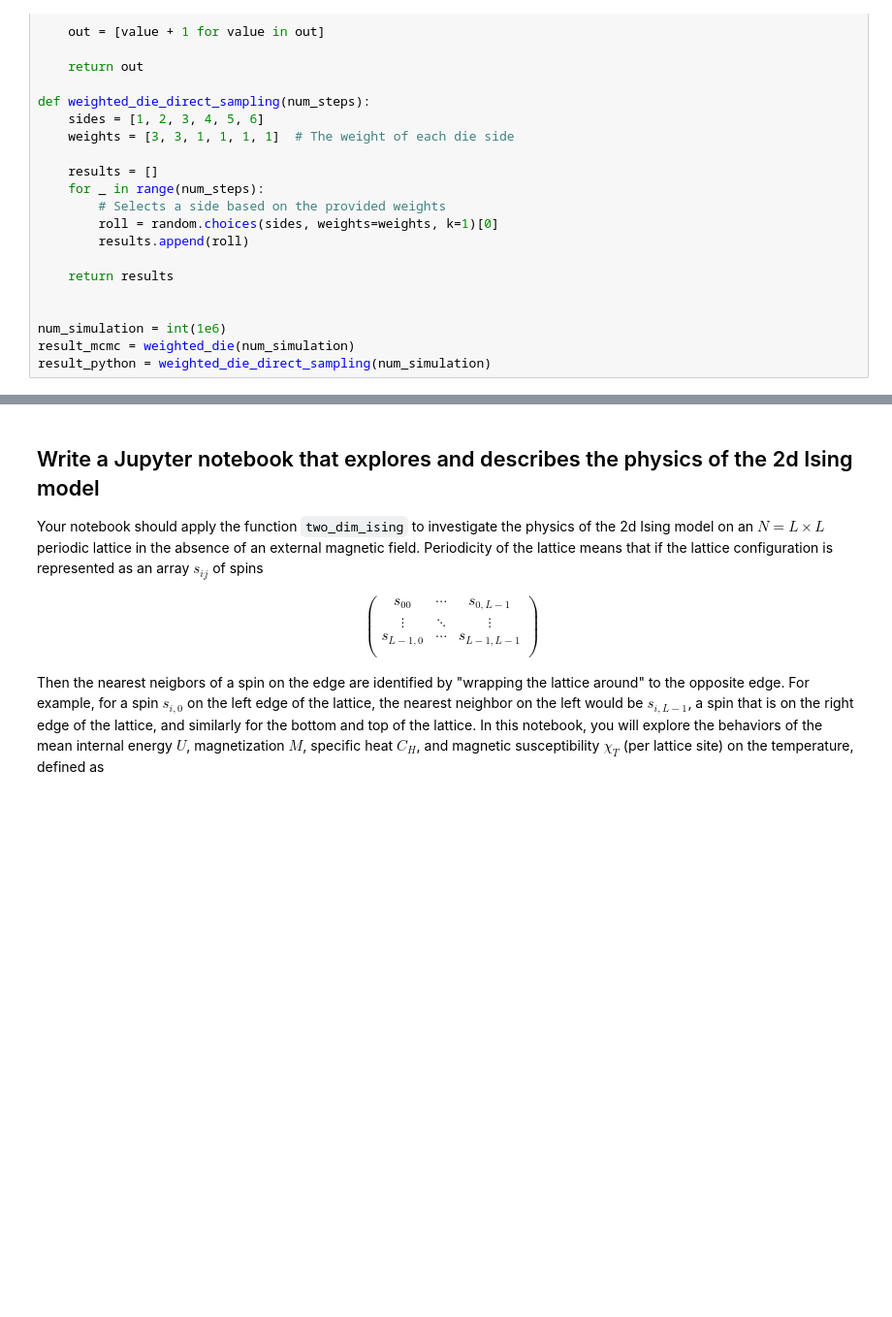
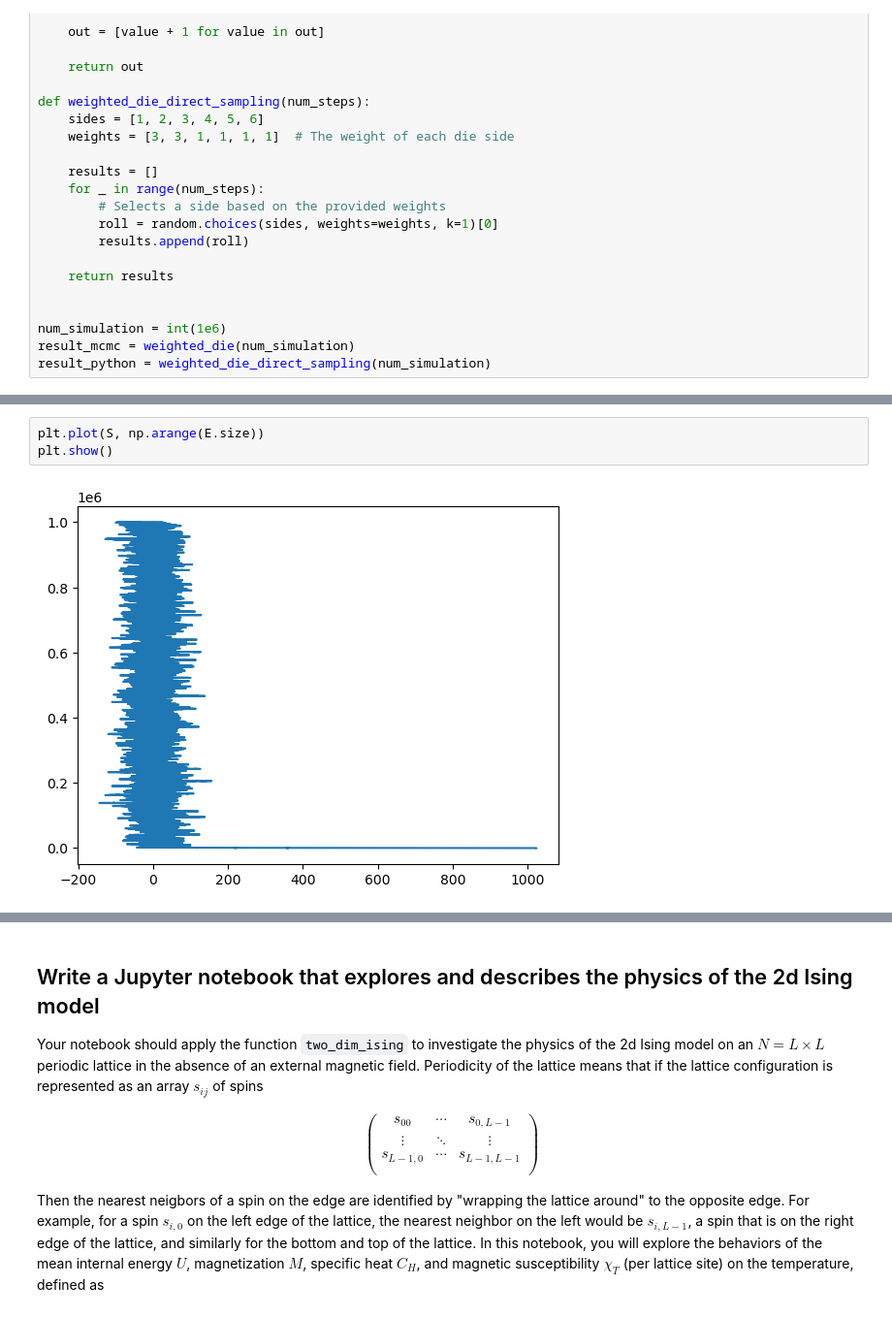
Before and after one commit to liuqiyucn/170N, a Jupyter notebook: project3/proj_3_instructions.ipynb, the cells around one changed output, grey strips where cells are left out. Shown: that part at 97% size. Saved outputs shown, nothing was run; the diff lists cells and outputs as text; blank space fills up the shorter version.

```diff
--- a/project3/proj_3_instructions.ipynb
+++ b/project3/proj_3_instructions.ipynb
@@ -122,0 +164,5 @@ T_c = \frac{2}{\log(1+\sqrt 2)}\approx 2.2692
+# %%
+plt.plot(S, np.arange(E.size))
+plt.show()
+# %% [output]
+[figure, added]
```
Also changed, not shown: parts of 10 cells of this notebook, 1 other file.
